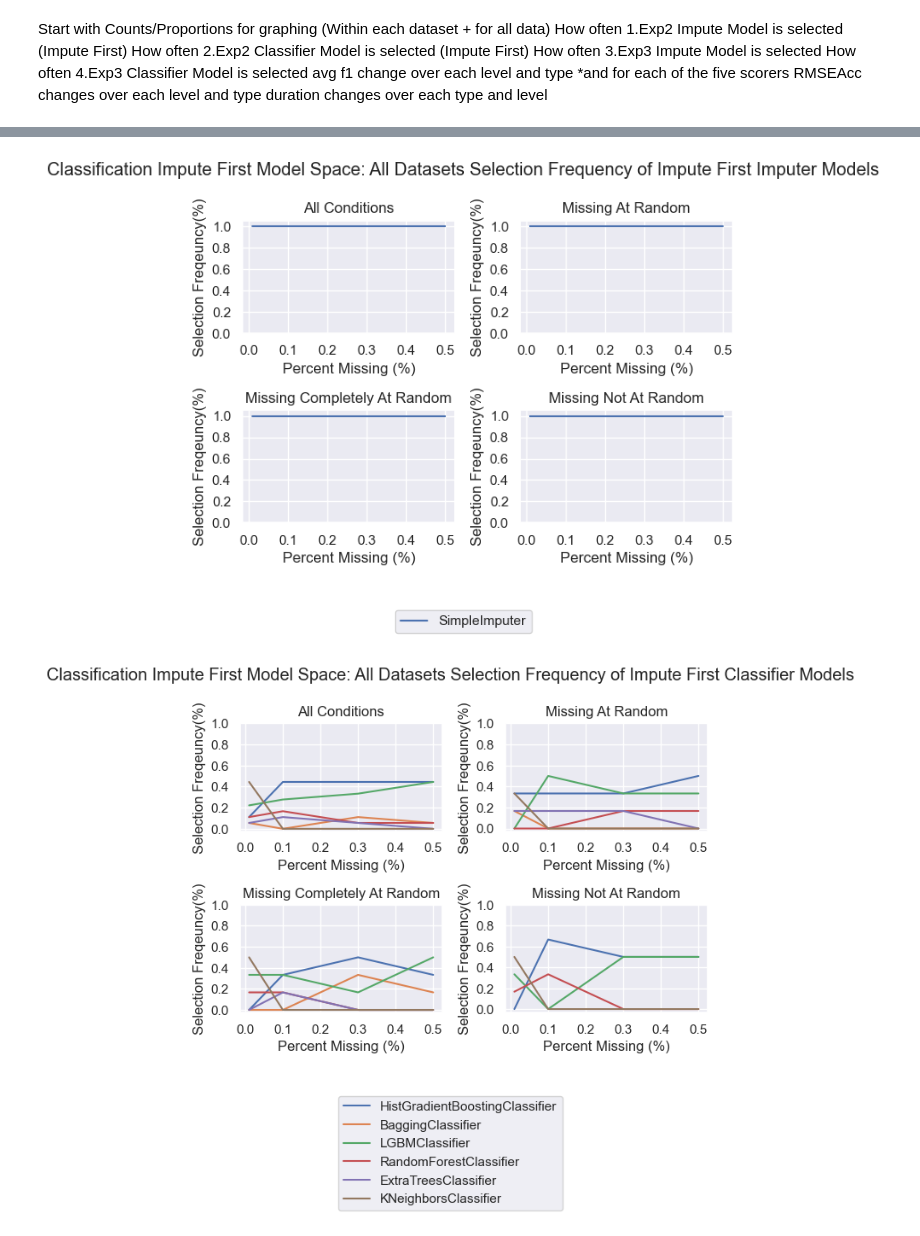
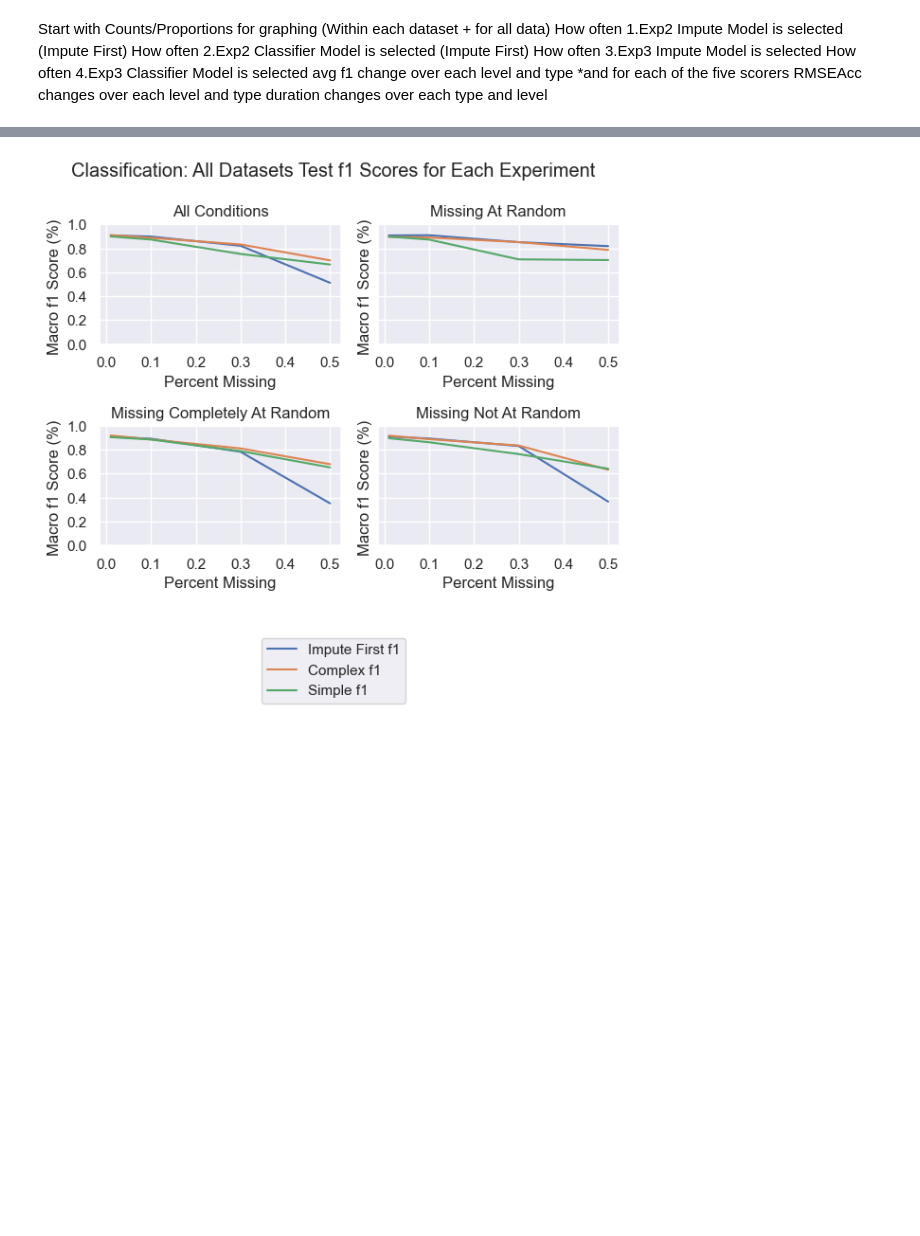
Before and after one commit to gketronDS/tpot2_addition, a Jupyter notebook: ImputerExperiments/Locally_run_code/Class_analysis.ipynb, the cells around one changed output, grey strips where cells are left out. Saved outputs shown, nothing was run; the diff lists cells and outputs as text; code cells hidden in the pictures; blank space fills up the shorter version.

Commit message:
Analysis

```diff
--- a/ImputerExperiments/Locally_run_code/Class_analysis.ipynb
+++ b/ImputerExperiments/Locally_run_code/Class_analysis.ipynb
@@ -221,0 +230,31 @@ def display_model_proportions(df, exp, savepath, complex = False, dataset_list=N
+# %%
+for i in range(1,5):
+    complexed = True
+    all_table, mar_table, mcar_models, mnar_models = display_model_proportions(class_data, exp=i, complex=complexed, savepath='/Users/gabrielketron/tpot2_addimputers/tpot2/ImputerExperiments/data/c/Saved_Analysis/')
+    all_table= all_table.map('{:.1%}'.format)
+    print(all_table)
+    if complexed:
+        name = 'classfull'
+        #temp = temp[temp.Exp_Name == name]
+        subtitle = 'Complex'
+    else:
+        name = 'classsimple'
+        #temp = temp[temp.Exp_Name == name]
+        subtitle = 'Simple'
+
+    match i:
+            case 1:
+                pipe = 'Exp2ImputeModel'
+                title = 'Imputer_Models'
+                subtitle = 'Impute_First'
+            case 2:
+                pipe = 'Exp2ClassifierModel'
+                title = 'Regressor_Models'
+                subtitle = 'Impute_First'
+            case 3:
+                pipe = 'Exp3ImputeModel'
+                title = subtitle+'_TPOT2_Imputer_Models'
+            case 4:
+                pipe = 'Exp3ClassifierModel'
+                title = subtitle+'_TPOT2_Regressor_Models'
+    out = all_table.to_csv('/Users/gabrielketron/tpot2_addimputers/tpot2/ImputerExperiments/data/c/Saved_Analysis/'+name+pipe+title+subtitle+str(i)+'.csv')
@@ -222,6 +527,4 @@ def display_model_proportions(df, exp, savepath, complex = False, dataset_list=N
 # %%
-for i in range(1,5):
-    display_model_proportions(class_data, exp=i, complex=False, savepath='/Users/gabrielketron/tpot2_addimputers/tpot2/ImputerExperiments/data/c/Saved_Analysis/')
+display_scores_over_options(class_data, test='Test', score_type='f1', savepath='/Users/gabrielketron/tpot2_addimputers/tpot2/ImputerExperiments/data/c/Saved_Analysis/')
 # %% [output]
-[figure, old version]
+[figure, new version]
-[figure, removed]
```
Also changed, not shown: parts of 9 cells of this notebook, 29 other files.
